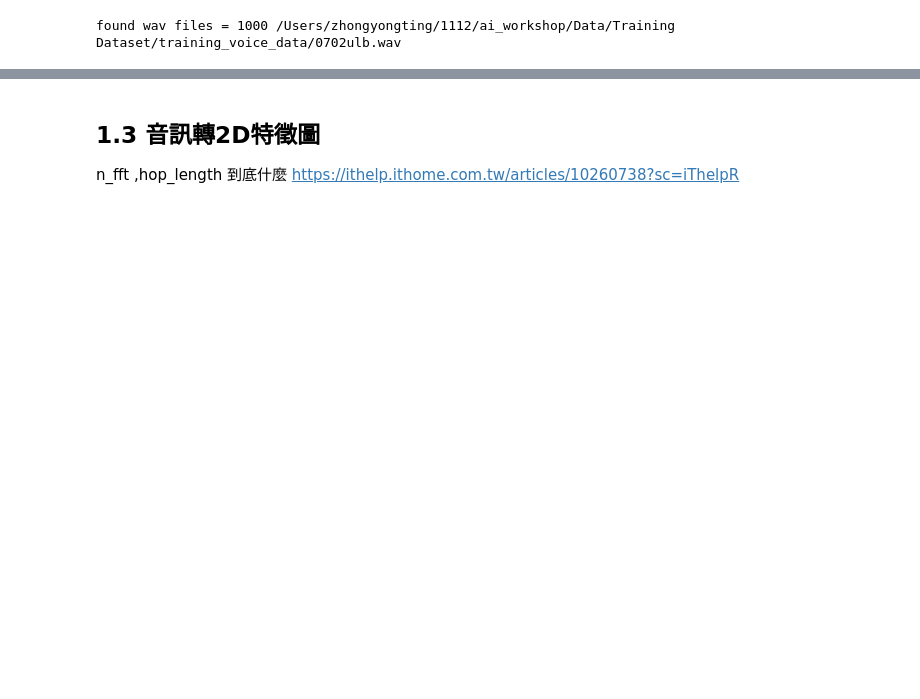
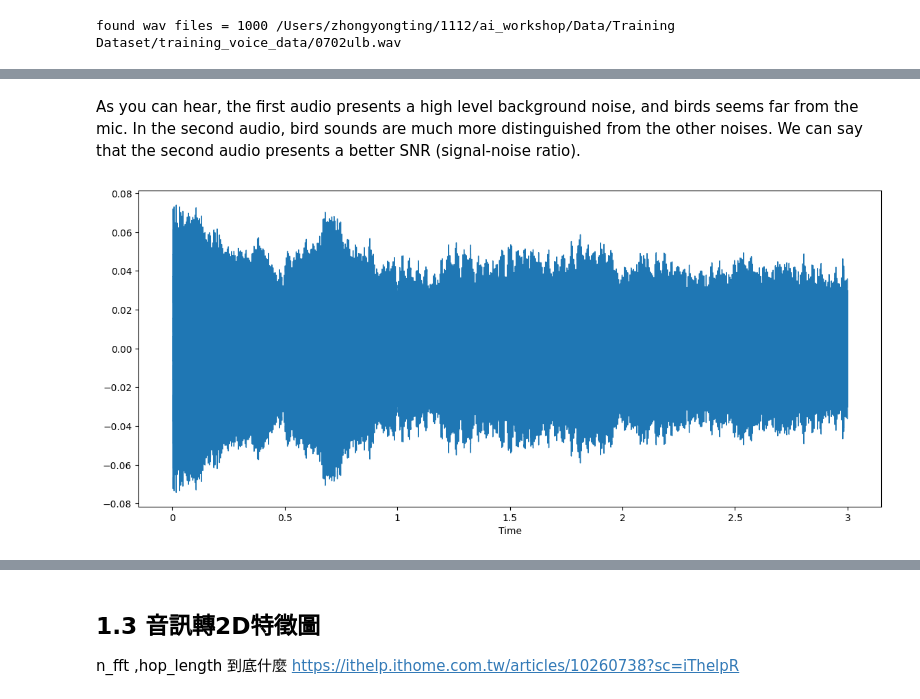
Before and after one commit to chungchungtin/1112, a Jupyter notebook: ai_workshop/Code/my_part.ipynb, the cells around one changed output, grey strips where cells are left out. Cells and saved outputs as stored; diff of their text form; code cells hidden in the pictures; blank space fills up the shorter version.

```diff
--- a/ai_workshop/Code/my_part.ipynb
+++ b/ai_workshop/Code/my_part.ipynb
@@ -282,0 +285,23 @@ display.display(display.Audio(filtered, rate=sr))
+# %%
+# feature extractoring and preprocessing data
+import librosa
+import librosa.display
+import pandas as pd
+import numpy as np
+import scipy.signal
+import matplotlib.pyplot as plt
+%matplotlib inline
+from PIL import Image
+from pathlib import Path
+from pylab import rcParams
+rcParams['figure.figsize'] = 14, 6
+
+import csv
+# Preprocessing
+from sklearn.model_selection import train_test_split
+from sklearn.preprocessing import LabelEncoder, StandardScaler
+#Reports
+from sklearn.metrics import classification_report, confusion_matrix
+
+import warnings
+warnings.filterwarnings('ignore')
@@ -282,0 +321,6 @@ display.display(display.Audio(filtered, rate=sr))
+# %% [markdown]
+As you can hear, the first audio presents a high level background noise, and birds seems far from the mic. In the second audio, bird sounds are much more distinguished from the other noises. We can say that the second audio presents a better SNR (signal-noise ratio).
+# %%
+librosa.display.waveshow(y1,sr=sr, x_axis='time');
+# %% [output]
+[figure, added]
```
Also changed, not shown: parts of 66 cells of this notebook, 3 other files.
